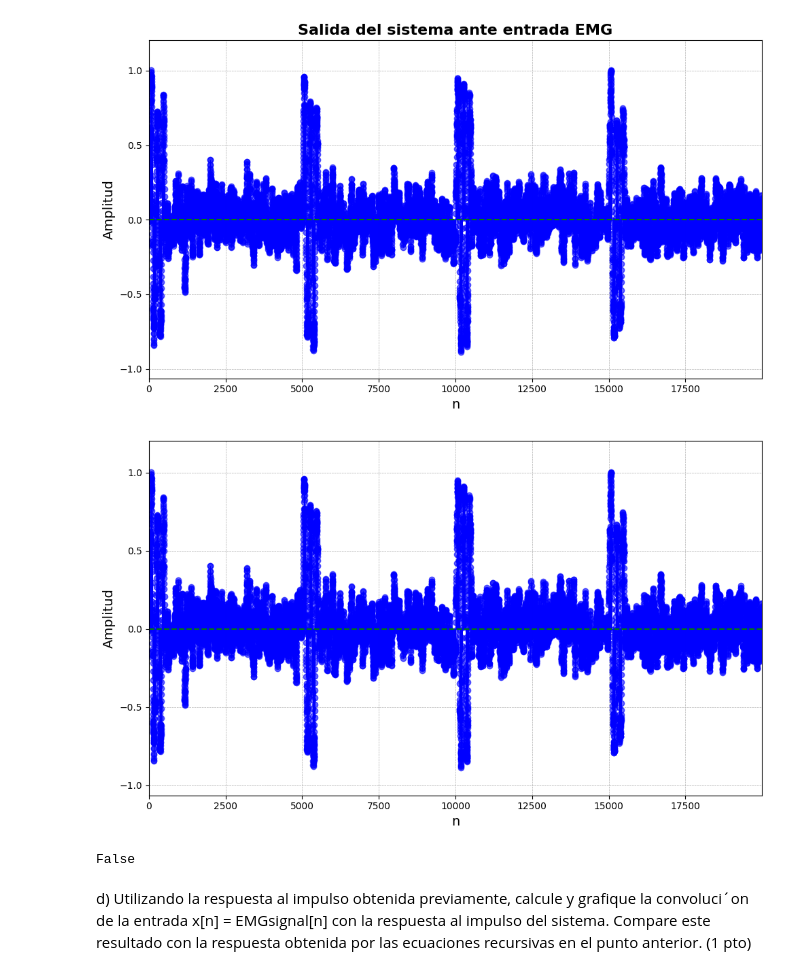
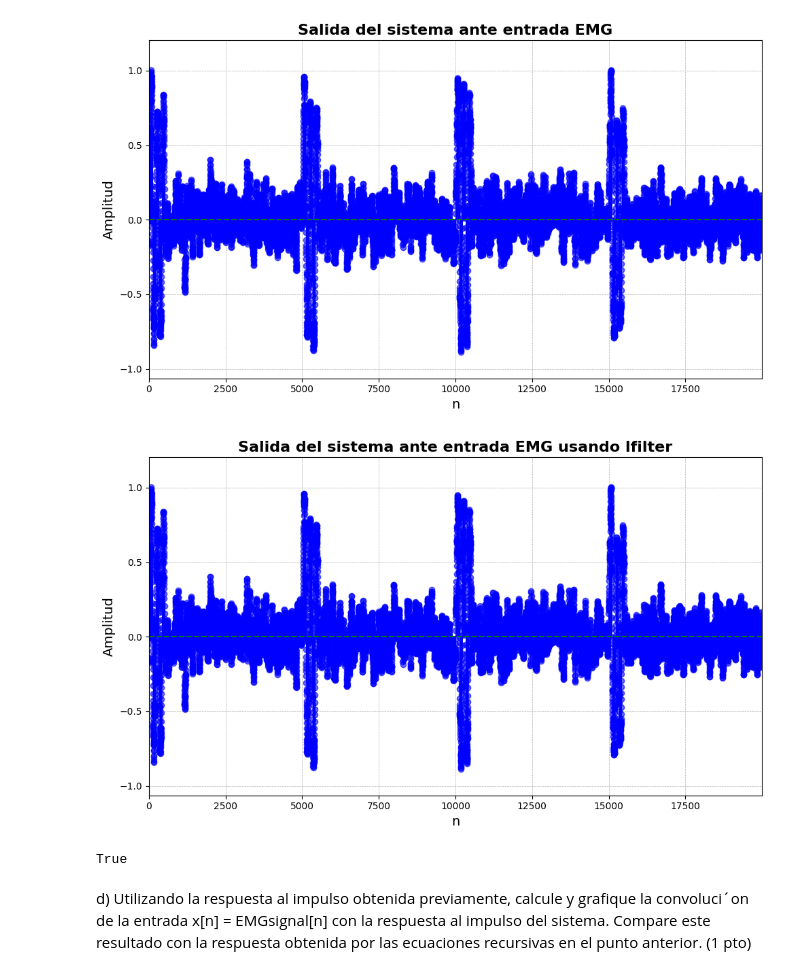
Before and after one commit to ExampleToFollow/PracticasPDS, a Jupyter notebook: Lab3/LAB3_IF_Computacional_HineillCespedes_20213704.ipynb, the cells around one changed output. Drawn from its saved outputs; the diff is of its cells as text; code cells hidden in the pictures.

```diff
--- a/Lab3/LAB3_IF_Computacional_HineillCespedes_20213704.ipynb
+++ b/Lab3/LAB3_IF_Computacional_HineillCespedes_20213704.ipynb
@@ -143,13 +160,13 @@ plotear_mucho(salida_emg_idx , salida_emg, "Salida del sistema ante entrada EMG"
 # %%
 #Usando filter
 salida_emg_filter = lfilter(coeficiente_x,coeficiente_y,emg_signal)
-plotear_mucho(np.arange(len(salida_emg_filter)),salida_emg_filter,"")
+plotear_mucho(np.arange(len(salida_emg_filter)),salida_emg_filter,"Salida del sistema ante entrada EMG usando lfilter")
 # %% [output]
-[figure, old version]
+[figure, new version]
 # %%
-np.allclose(salida_emg_filter ,salida_emg[:len(salida_emg_filter)])
+np.allclose(salida_emg_filter , salida_emg[2:])
 # %% [output]
-False
+True
 # %% [markdown]
 d) Utilizando la respuesta al impulso obtenida previamente, calcule y grafique la convoluci´on de la entrada
 x[n] = EMGsignal[n] con la respuesta al impulso del sistema. Compare este resultado con la respuesta
```
Also changed, not shown: parts of 21 cells of this notebook, 1 other file.
